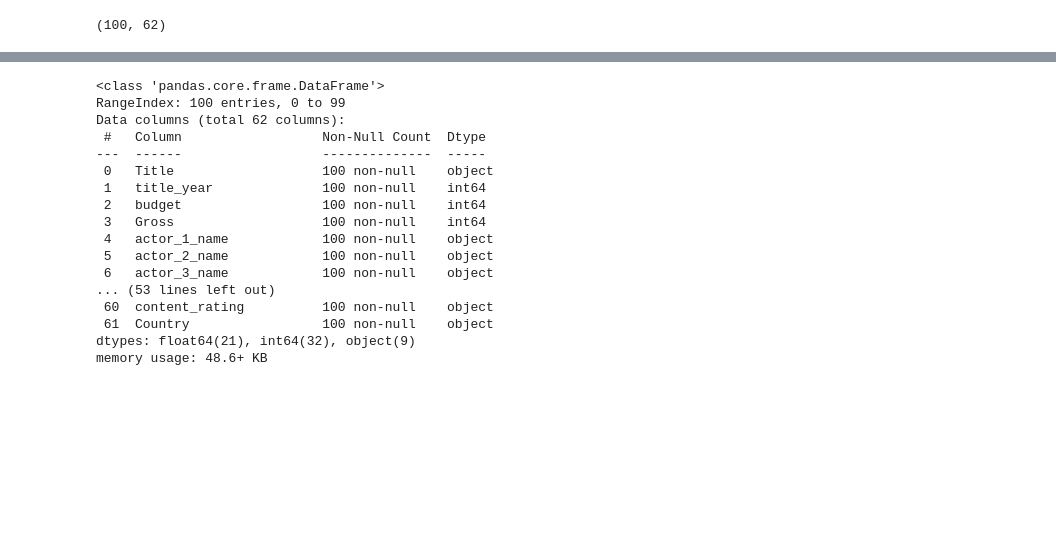
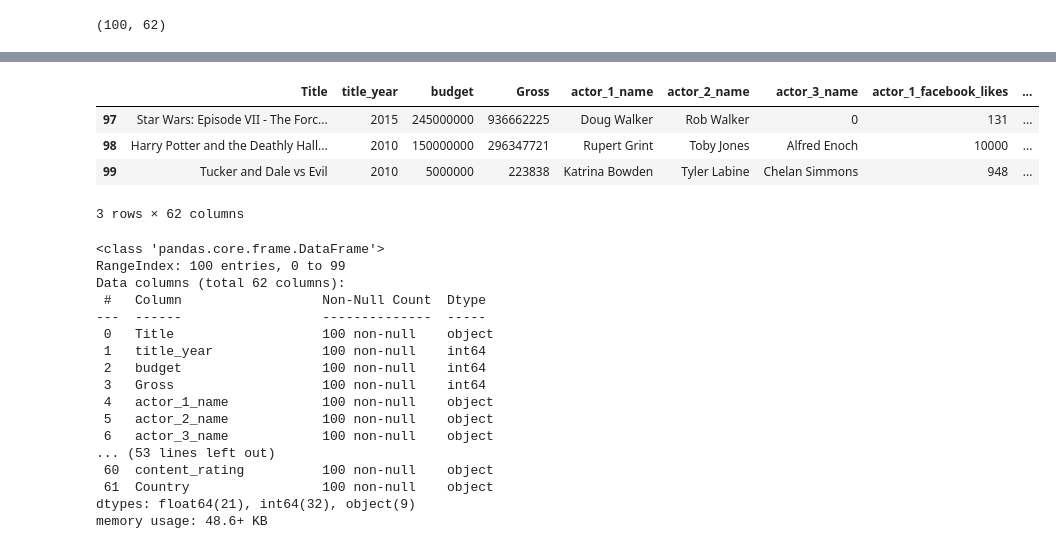
Before and after one commit to cyyloading/Data-Analysis, a Jupyter notebook: 01 Loading data.ipynb, the cells around one changed output, grey strips where cells are left out. Saved outputs shown, nothing was run; the diff lists cells and outputs as text; code cells hidden in the pictures; blank space fills up the shorter version.

```diff
--- a/01 Loading data.ipynb
+++ b/01 Loading data.ipynb
@@ -28,3 +46,12 @@ df_csv.shape
+# %%
+# Show up the final rows
+df_csv.tail(3)
+# %% [output]
+|  | Title | title_year | budget | Gross | actor_1_name | actor_2_name | actor_3_name | actor_1_facebook_likes | ... |
+| 97 | Star Wars: Episode VII - The Forc... | 2015 | 245000000 | 936662225 | Doug Walker | Rob Walker | 0 | 131 | ... |
+| 98 | Harry Potter and the Deathly Hall... | 2010 | 150000000 | 296347721 | Rupert Grint | Toby Jones | Alfred Enoch | 10000 | ... |
+| 99 | Tucker and Dale vs Evil | 2010 | 5000000 | 223838 | Katrina Bowden | Tyler Labine | Chelan Simmons | 948 | ... |
+3 rows × 62 columns
 # %%
 # Check the info of the dataframe
 df_csv.info()
```
Also changed, not shown: parts of 1 cell of this notebook.
